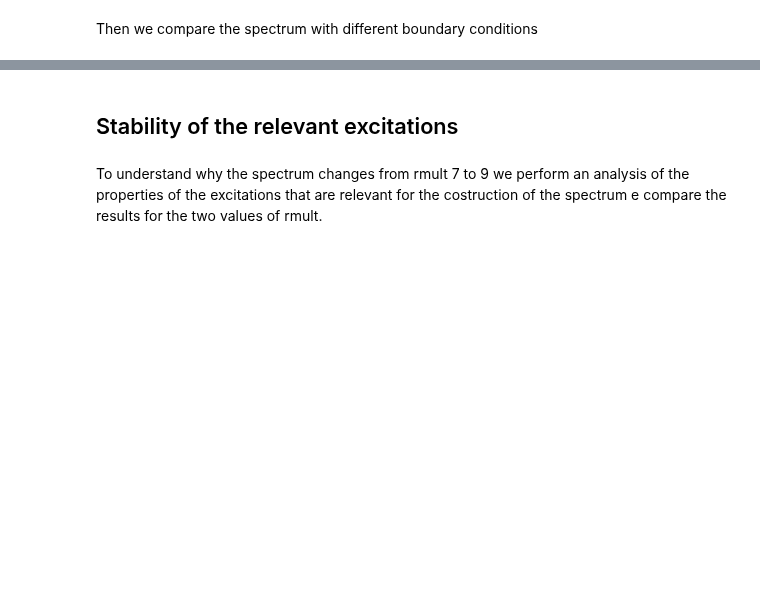
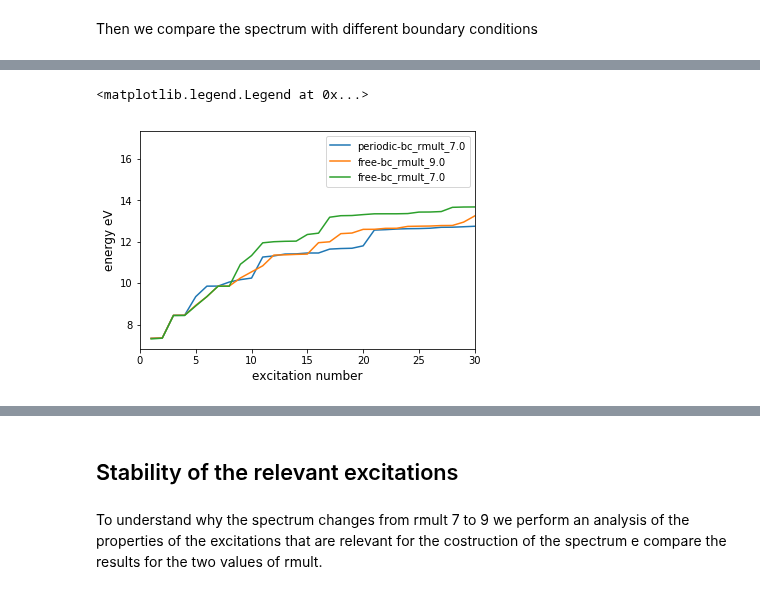
Before and after one commit to luigigenovese/KPM-nb, a Jupyter notebook: POLARIZABILITY/N2/Stability_and_convergence_linear_response.ipynb, the cells around one changed output, grey strips where cells are left out. Drawn from its saved outputs; the diff is of its cells as text; code cells hidden in the pictures; blank space fills up the shorter version.

```diff
--- a/POLARIZABILITY/N2/Stability_and_convergence_linear_response.ipynb
+++ b/POLARIZABILITY/N2/Stability_and_convergence_linear_response.ipynb
@@ -215,0 +205,24 @@ highDerivativeTr
+# %%
+energy = {}
+for bc,e in excitations.iteritems():
+    energy[bc] = {}
+    for r,val in e.iteritems():
+        allTr = R.allTransitions(val)
+        nalpha = val.keys()
+        nalpha.sort()
+        eng = []
+        for tr in allTr:
+            eng.append(val[nalpha[-1]][tr]['energy'])
+        energy[bc][r] = eng
+# %%
+for bc,e in energy.iteritems():
+    for r,val in e.iteritems():
+        numExc = [i+1 for i in range(len(val))]
+        plt.plot(numExc,val,label=bc+'_rmult_'+str(r))
+plt.xlim(0,30)
+plt.xlabel('excitation number',size = 12)
+plt.ylabel('energy eV',size = 12)
+plt.legend()
+# %% [output]
+<matplotlib.legend.Legend at 0x...>
+[figure, added]
```
Also changed, not shown: parts of 36 cells of this notebook, 2 other files.
